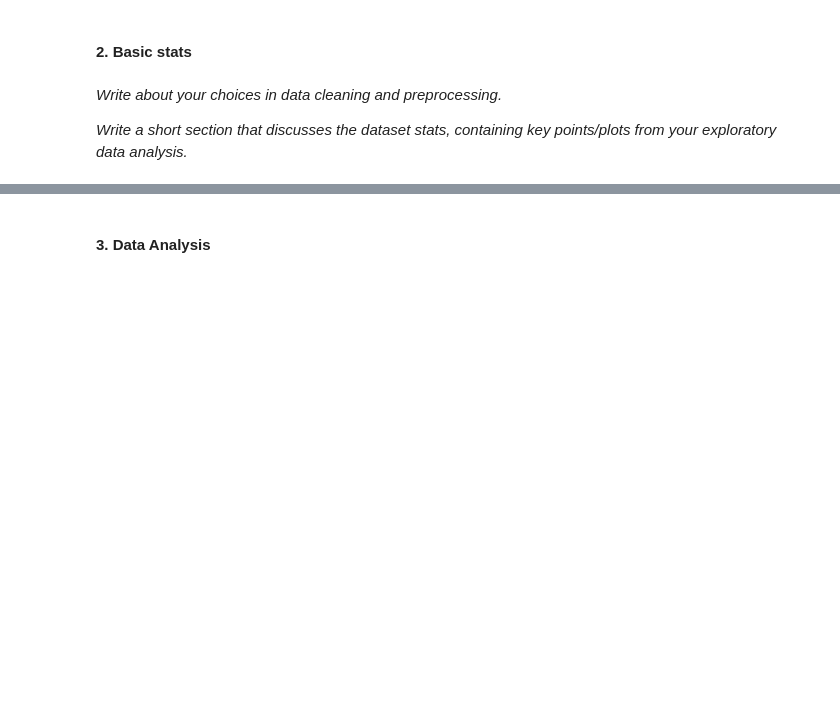
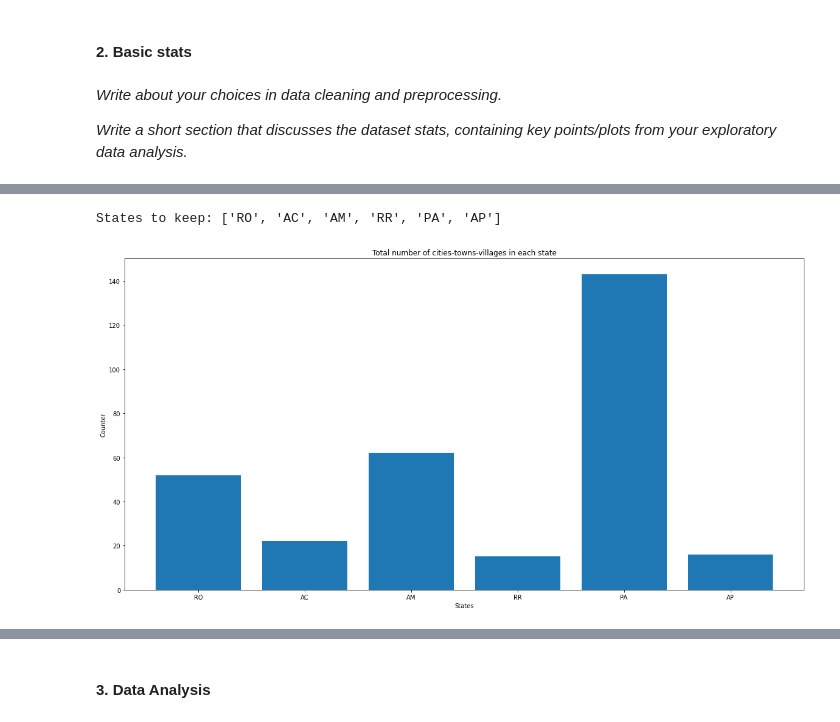
Before and after one commit to ThomaSpyrou/socialDataAndViz, a Jupyter notebook: FinalProjectAmazon.ipynb, the cells around one changed output, grey strips where cells are left out. Saved outputs shown, nothing was run; the diff lists cells and outputs as text; code cells hidden in the pictures; blank space fills up the shorter version.

```diff
--- a/FinalProjectAmazon.ipynb
+++ b/FinalProjectAmazon.ipynb
@@ -49,0 +96,10 @@ forest = pd.read_csv("https://raw.githubusercontent.com/ThomaSpyrou/socialDataAn
+# %%
+# check if duplicates
+print("Duplicates: ", [item for item, count in coll.Counter(columns_to_keep).items() if count > 1])
+print("Number of columns to keep:", len(columns_to_keep))
+
+# only keep columns that are belongs to the specific regions mentioned above
+# total number of rows should be 312 from 5565
+
+related_harvest_data = harvest_data.filter(columns_to_keep, axis=1)
+related_harvest_data.sort_values("Year", ascending=True).head(10)
@@ -49,0 +121,39 @@ forest = pd.read_csv("https://raw.githubusercontent.com/ThomaSpyrou/socialDataAn
+# %%
+# keep only relevant states
+states_to_keep
+init_state = []
+
+for item in states_to_keep:
+    state = re.search(r'\((.*?)\)',item).group(1)
+    if state in init_state:
+        continue
+    init_state.append(state)
+print("States to keep:", init_state)
+# %% [output]
+States to keep: ['RO', 'AC', 'AM', 'RR', 'PA', 'AP']
+# %%
+# rename columns to keep only state
+def renaming_fun(c_name):
+    for item in init_state:
+        if item in c_name:
+            return item
+# %%
+count_states = []
+for city in list(related_harvest_data.columns):
+    state_to_add = renaming_fun(city)
+    if state_to_add:
+        count_states.append(state_to_add)
+# %%
+# find how many cities-towns-villages belongs to each state
+states_counter = dict(coll.Counter(count_states))
+keys = states_counter.keys()
+values = states_counter.values()
+
+fig, ax = plt.subplots(1, 1, figsize=(20, 10))
+plt.bar(keys, values)
+plt.xlabel("States")
+plt.ylabel("Counter")
+plt.title("Total number of cities-towns-villages in each state")
+plt.show()
+# %% [output]
+[figure, added]
```
Also changed, not shown: parts of 19 cells of this notebook.
